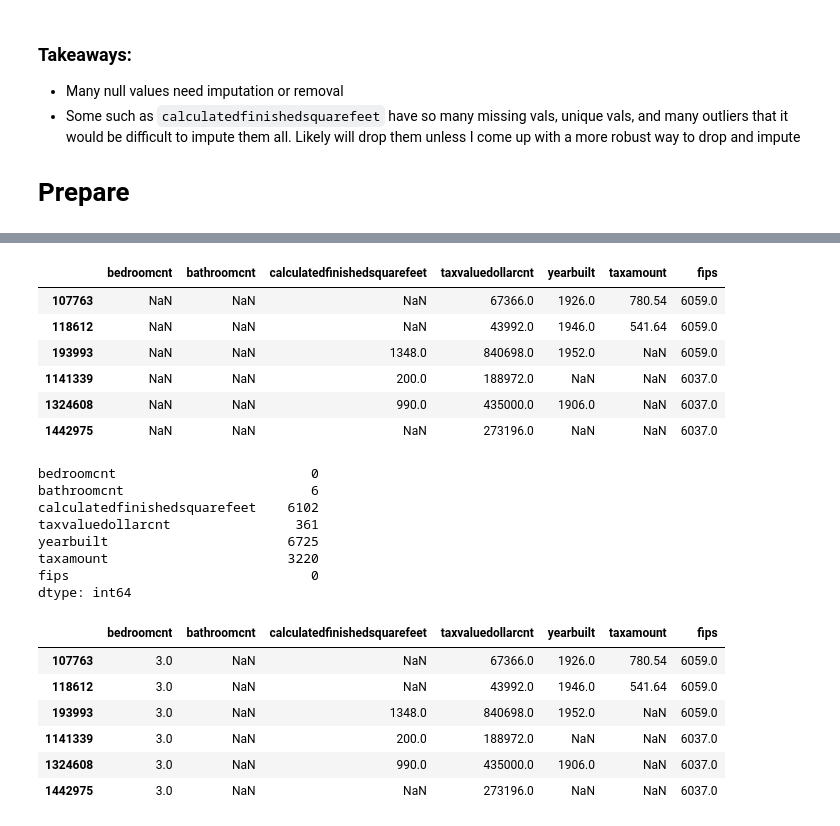
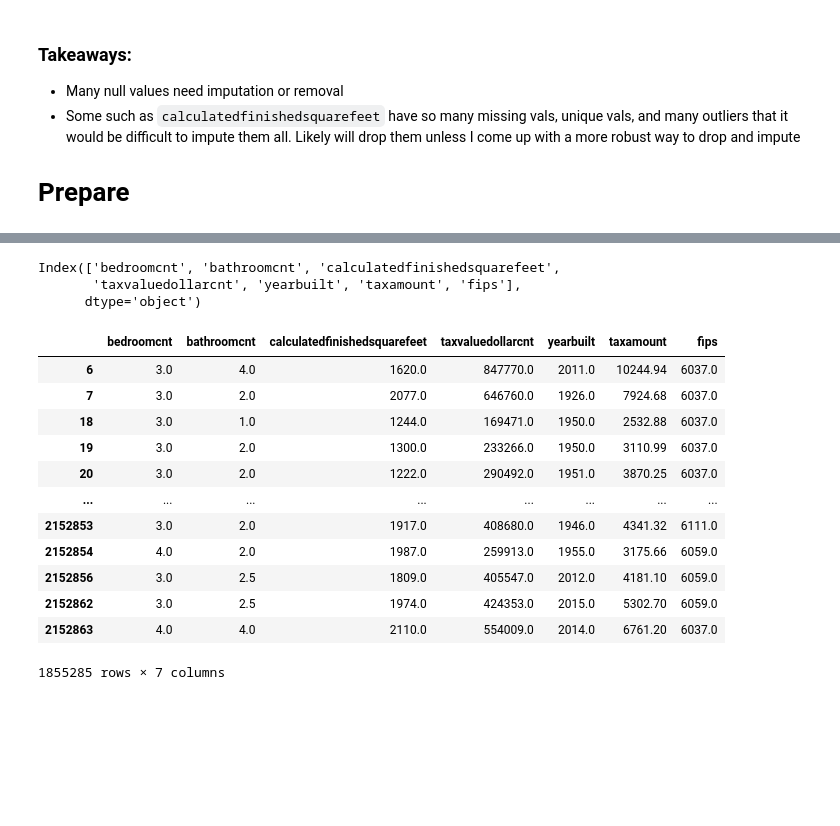
Before and after one commit to Marley-C-Robinson-99/regression-exercises, a Jupyter notebook: wrangle.ipynb, the cells around one changed output, grey strips where cells are left out. Drawn from its saved outputs; the diff is of its cells as text; code cells hidden in the pictures; blank space fills up the shorter version.

```diff
--- a/wrangle.ipynb
+++ b/wrangle.ipynb
@@ -65,5 +106,3 @@ dtype: int64
 - Some such as `calculatedfinishedsquarefeet` have so many missing vals, unique vals, and many outliers that it would be difficult to impute them all. Likely will drop them unless I come up with a more robust way to drop and impute
 
 # Prepare
-# %%
-df.dropna(axis = 0, subset = ['calculatedfinishedsquarefeet'], inplace = True)
@@ -85,32 +109,44 @@ df.bedroomcnt.median()
-# %%
-df[df.bedroomcnt.isnull()]
-# %% [output]
-|  | bedroomcnt | bathroomcnt | calculatedfinishedsquarefeet | taxvaluedollarcnt | yearbuilt | taxamount | fips |
-| 107763 | NaN | NaN | NaN | 67366.0 | 1926.0 | 780.54 | 6059.0 |
-| 118612 | NaN | NaN | NaN | 43992.0 | 1946.0 | 541.64 | 6059.0 |
-| 193993 | NaN | NaN | 1348.0 | 840698.0 | 1952.0 | NaN | 6059.0 |
-| 1141339 | NaN | NaN | 200.0 | 188972.0 | NaN | NaN | 6037.0 |
-| 1324608 | NaN | NaN | 990.0 | 435000.0 | 1906.0 | NaN | 6037.0 |
-| 1442975 | NaN | NaN | NaN | 273196.0 | NaN | NaN | 6037.0 |
-# %%
-df['bedroomcnt'] = df.bedroomcnt.fillna(3.0)
-df.isnull().sum()
-# %% [output]
-bedroomcnt                         0
-bathroomcnt                        6
-calculatedfinishedsquarefeet    6102
-taxvaluedollarcnt                361
-yearbuilt                       6725
-taxamount                       3220
-fips                               0
-dtype: int64
-# %%
-df[df.bathroomcnt.isnull()]
-# %% [output]
-|  | bedroomcnt | bathroomcnt | calculatedfinishedsquarefeet | taxvaluedollarcnt | yearbuilt | taxamount | fips |
-| 107763 | 3.0 | NaN | NaN | 67366.0 | 1926.0 | 780.54 | 6059.0 |
-| 118612 | 3.0 | NaN | NaN | 43992.0 | 1946.0 | 541.64 | 6059.0 |
-| 193993 | 3.0 | NaN | 1348.0 | 840698.0 | 1952.0 | NaN | 6059.0 |
-| 1141339 | 3.0 | NaN | 200.0 | 188972.0 | NaN | NaN | 6037.0 |
-| 1324608 | 3.0 | NaN | 990.0 | 435000.0 | 1906.0 | NaN | 6037.0 |
-| 1442975 | 3.0 | NaN | NaN | 273196.0 | NaN | NaN | 6037.0 |
+# %%
+def remove_outliers(df, k, col_list):
+    ''' remove outliers from a list of columns in a dataframe
+        and return that dataframe
+    '''
+
+    for col in col_list:
+
+        q1, q3 = df[col].quantile([.25, .75])  # get quartiles
+
+        iqr = q3 - q1   # calculate interquartile range
+
+        upper_bound = q3 + k * iqr   # get upper bound
+        lower_bound = q1 - k * iqr   # get lower bound
+
+        # return dataframe without outliers
+
+        df = df[(df[col] > lower_bound) & (df[col] < upper_bound)]
+
+    return df
+# %%
+df.columns
+# %% [output]
+Index(['bedroomcnt', 'bathroomcnt', 'calculatedfinishedsquarefeet',
+       'taxvaluedollarcnt', 'yearbuilt', 'taxamount', 'fips'],
+      dtype='object')
+# %%
+df = remove_outliers(df, 1.5, ['bedroomcnt', 'bathroomcnt', 'calculatedfinishedsquarefeet',
+       'taxvaluedollarcnt', 'taxamount'])
+df
+# %% [output]
+|  | bedroomcnt | bathroomcnt | calculatedfinishedsquarefeet | taxvaluedollarcnt | yearbuilt | taxamount | fips |
+| 6 | 3.0 | 4.0 | 1620.0 | 847770.0 | 2011.0 | 10244.94 | 6037.0 |
+| 7 | 3.0 | 2.0 | 2077.0 | 646760.0 | 1926.0 | 7924.68 | 6037.0 |
+| 18 | 3.0 | 1.0 | 1244.0 | 169471.0 | 1950.0 | 2532.88 | 6037.0 |
+| 19 | 3.0 | 2.0 | 1300.0 | 233266.0 | 1950.0 | 3110.99 | 6037.0 |
+| 20 | 3.0 | 2.0 | 1222.0 | 290492.0 | 1951.0 | 3870.25 | 6037.0 |
+| ... | ... | ... | ... | ... | ... | ... | ... |
+| 2152853 | 3.0 | 2.0 | 1917.0 | 408680.0 | 1946.0 | 4341.32 | 6111.0 |
+| 2152854 | 4.0 | 2.0 | 1987.0 | 259913.0 | 1955.0 | 3175.66 | 6059.0 |
+| 2152856 | 3.0 | 2.5 | 1809.0 | 405547.0 | 2012.0 | 4181.10 | 6059.0 |
+| 2152862 | 3.0 | 2.5 | 1974.0 | 424353.0 | 2015.0 | 5302.70 | 6059.0 |
+| 2152863 | 4.0 | 4.0 | 2110.0 | 554009.0 | 2014.0 | 6761.20 | 6037.0 |
+1855285 rows × 7 columns
```
Also changed, not shown: parts of 18 cells of this notebook, 5 other files.
